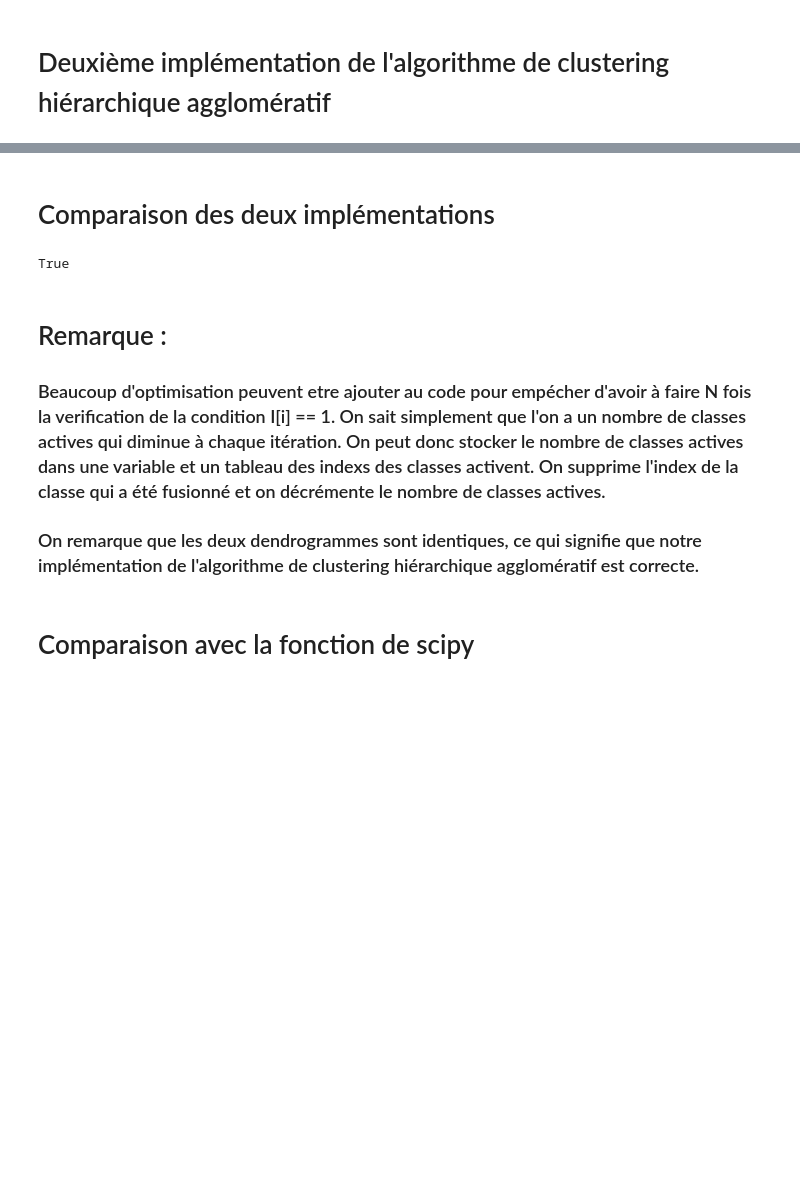
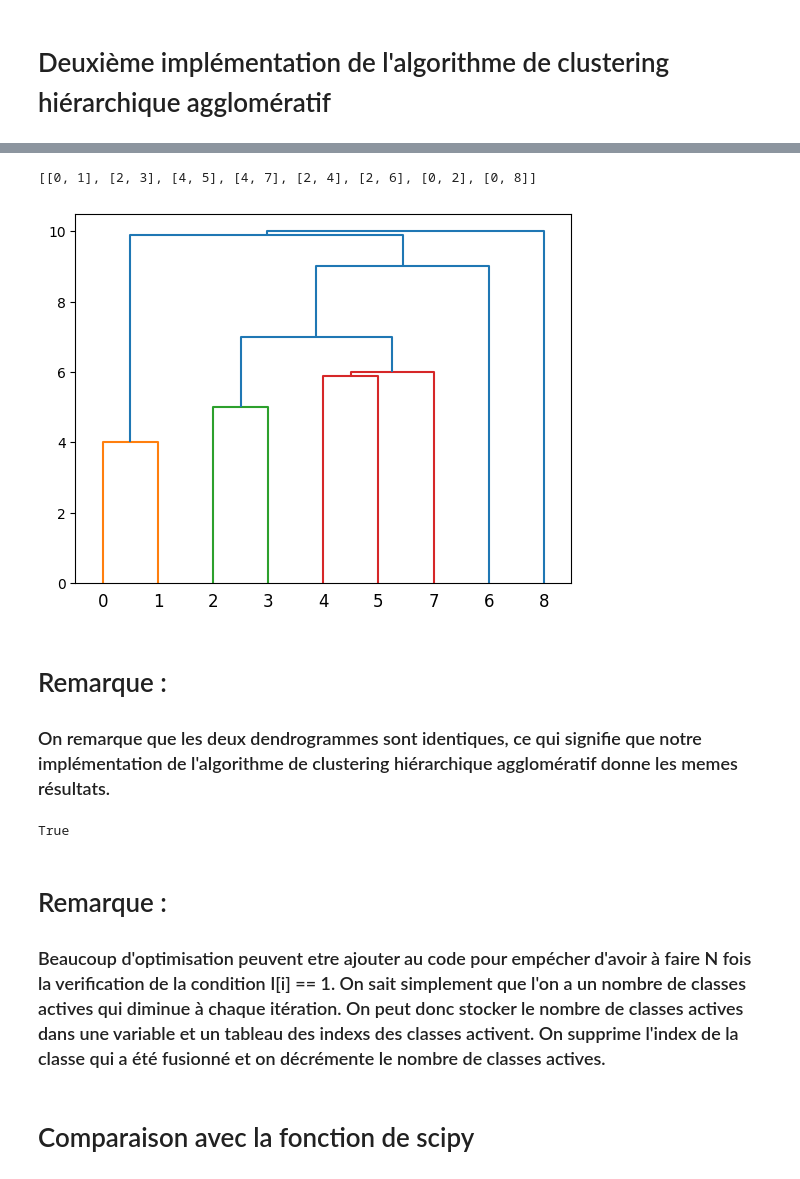
Before and after one commit to 4ppolyon/IASD, a Jupyter notebook: CAH.ipynb, the cells around one changed output, grey strips where cells are left out. Drawn from its saved outputs; the diff is of its cells as text; code cells hidden in the pictures; blank space fills up the shorter version.

```diff
--- a/CAH.ipynb
+++ b/CAH.ipynb
@@ -140,7 +75,6 @@ def affichage_dendrogramme(dendrogramme):
 # %%
 # génération du tableau de file de priorité sans les valeurs de la diagonale
 def generate_priority_queue(sim_mat): # O(N²)
-    N = sim_mat.shape[0]
     P = []
     for i in range(N):
         P.append(PriorityQueue())
@@ -151,9 +85,7 @@ def generate_priority_queue(sim_mat): # O(N²)
     return P
 
 # implémentation de l'algorithme de clustering hiérarchique agglomératif
-def clustering_hierarchique_agglomeratif(sim_mat): # O(N log³(N)) on considère que le tri de la file de priorité est en O(log(N)) et que la file de priorité n'a que les éléments actifs
-    # Taille de la matrice de similarité
-    N = sim_mat.shape[0]
+def clustering_hierarchique_agglomeratif(sim_mat): # O(N³)
 
     # initialisation de la liste des classes actives
     I = [1 for _ in range(N)]
@@ -164,13 +96,12 @@ def clustering_hierarchique_agglomeratif(sim_mat): # O(N log³(N)) on considère
     # initialisation du tableau de file de priorité
     P = generate_priority_queue(sim_mat)
     temp_queue = PriorityQueue()
-
     # pour chaque itération k ∈ {1, ..., N − 1} faire
     for k in range(N - 1): # O(N-1)
         # a = argmax P[i].MAX.sim ; avec i ∈ {1, . . . , N} et I[i] = 1 ;
         a = 0
         max_sim = 1
-        for i in range(N):  # on cherche la classe i la plus proche de la classe a complexité O(N log(N)) car on considère que les elements actifs
+        for i in range(N):  # O(N)
             if I[i] == 1 and P[i].queue[0][0] < max_sim:  # si la classe i est active et si la classe i est plus proche de la classe a que la classe a ne l'est d'elle-même
                 max_sim = P[i].queue[0][0]
                 a = i
@@ -186,25 +117,25 @@ def clustering_hierarchique_agglomeratif(sim_mat): # O(N log³(N)) on considère
         # supprimer S[a][b] de P[a] ;
         P[a].get()
 
-        for i in range(N):          # O(log(N))) car le il y a un if qui itère sur un élément en moins à chaque fois.
+        for i in range(N):          # O(N)
             if I[i] == 1 and i != a:
                 # supprimer S[i][a] de P[i] ;
-                for j in range(P[i].qsize()): # O(log(N)) car la file de priorité n'a que les éléments actifs
+                for j in range(P[i].qsize()): # O(N)
                     if P[i].queue[0][1] != a and P[i].queue[0][1] != b:
                         temp_queue.put(P[i].queue[0])
                     P[i].get()
                 # remettre les valeurs dans la file de priorité
-                for j in range(temp_queue.qsize()): # O(log(N)) car la file de priorité n'a que les éléments actifs
+                for j in range(temp_queue.qsize()): # O(N)
                     P[i].put(temp_queue.queue[0])
                     temp_queue.get()
 
                 # supprimer S[a][i] de P[a] ;
-                for j in range(P[a].qsize()): # O(log(N)) car la file de priorité n'a que les éléments actifs
+                for j in range(P[a].qsize()): # O(N)
                     if P[a].queue[0][1] != i:
                         temp_queue.put(P[a].queue[0])
                     P[a].get()
                 # remettre les valeurs dans la file de priorité
-                for j in range(temp_queue.qsize()): # O(log(N)) car la file de priorité n'a que les éléments actifs
+                for j in range(temp_queue.qsize()): # O(N)
                     P[a].put(temp_queue.queue[0])
                     temp_queue.get()
 
@@ -215,5 +146,6 @@ def clustering_hierarchique_agglomeratif(sim_mat): # O(N log³(N)) on considère
                 P[i].put((-sia, a))
                 P[a].put((-sia, i))
     print(dendrogramme)
-    affichage_dendrogramme(dendrogramme)
+    matrix_link = creer_mat_link(dendrogramme.copy())
+    dendrogram(matrix_link, orientation='top')
     return dendrogramme
@@ -283,5 +212,11 @@ dendrogramme2 = clustering_hierarchique_agglomeratif2(sim_mat)
+# %%
+dendrogramme1 = clustering_hierarchique_agglomeratif(S)
+# %% [output]
+[[0, 1], [2, 3], [4, 5], [4, 7], [2, 4], [2, 6], [0, 2], [0, 8]]
+[figure, added]
 # %% [markdown]
-# Comparaison des deux implémentations
+# Remarque :
+### On remarque que les deux dendrogrammes sont identiques, ce qui signifie que notre implémentation de l'algorithme de clustering hiérarchique agglomératif donne les memes résultats.
 # %%
 def compare_dendrogramme(dendrogramme1, dendrogramme2): # Verification que les deux dendrogrammes sont identiques
     N = len(dendrogramme1)
@@ -296,7 +231,6 @@ True
 # %% [markdown]
 # Remarque :
 ### Beaucoup d'optimisation peuvent etre ajouter au code pour empécher d'avoir à faire N fois la verification de la condition I[i] == 1. On sait simplement que l'on a un nombre de classes actives qui diminue à chaque itération. On peut donc stocker le nombre de classes actives dans une variable et un tableau des indexs des classes activent. On supprime l'index de la classe qui a été fusionné et on décrémente le nombre de classes actives.
-### On remarque que les deux dendrogrammes sont identiques, ce qui signifie que notre implémentation de l'algorithme de clustering hiérarchique agglomératif est correcte.
 # %% [markdown]
 # Comparaison avec la fonction de scipy
 # %%
```
Also changed, not shown: parts of 8 cells of this notebook.
